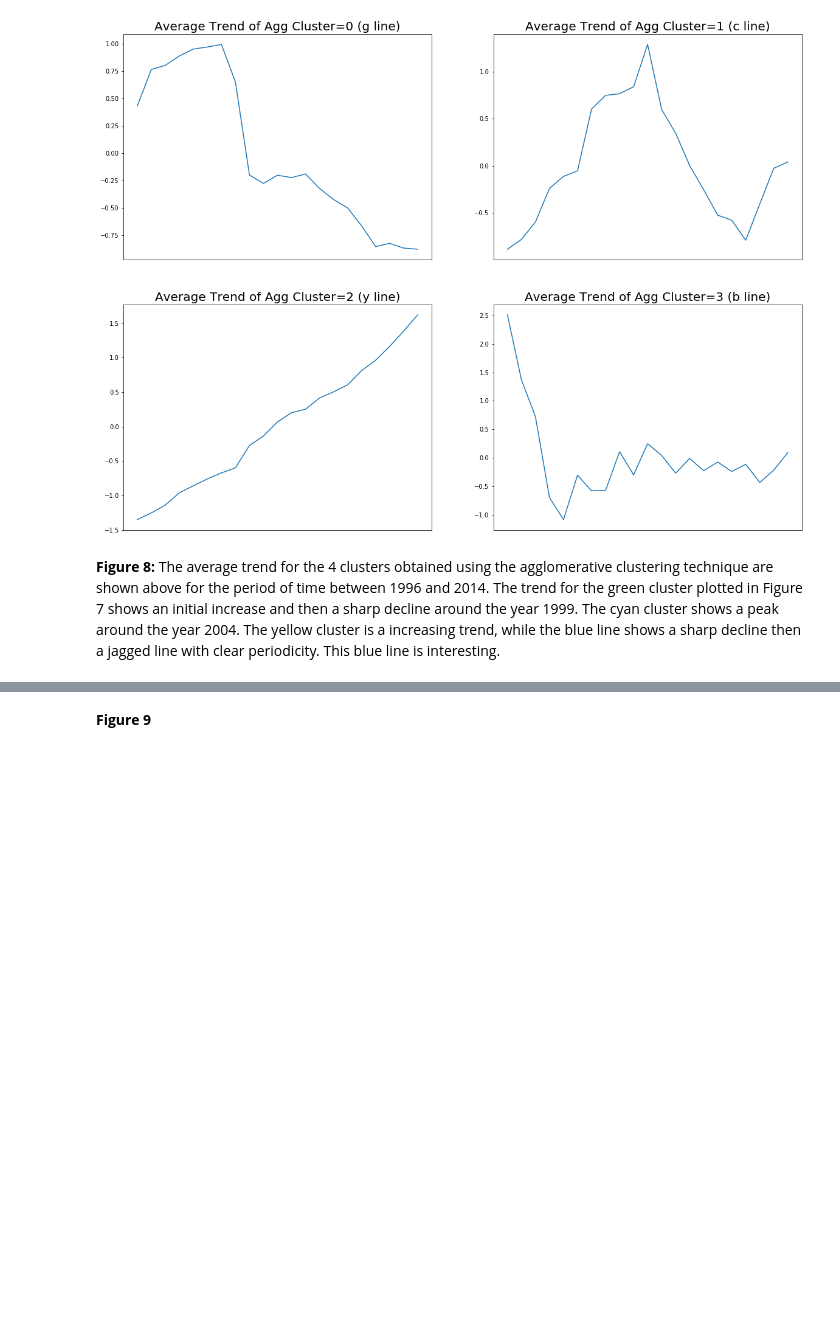
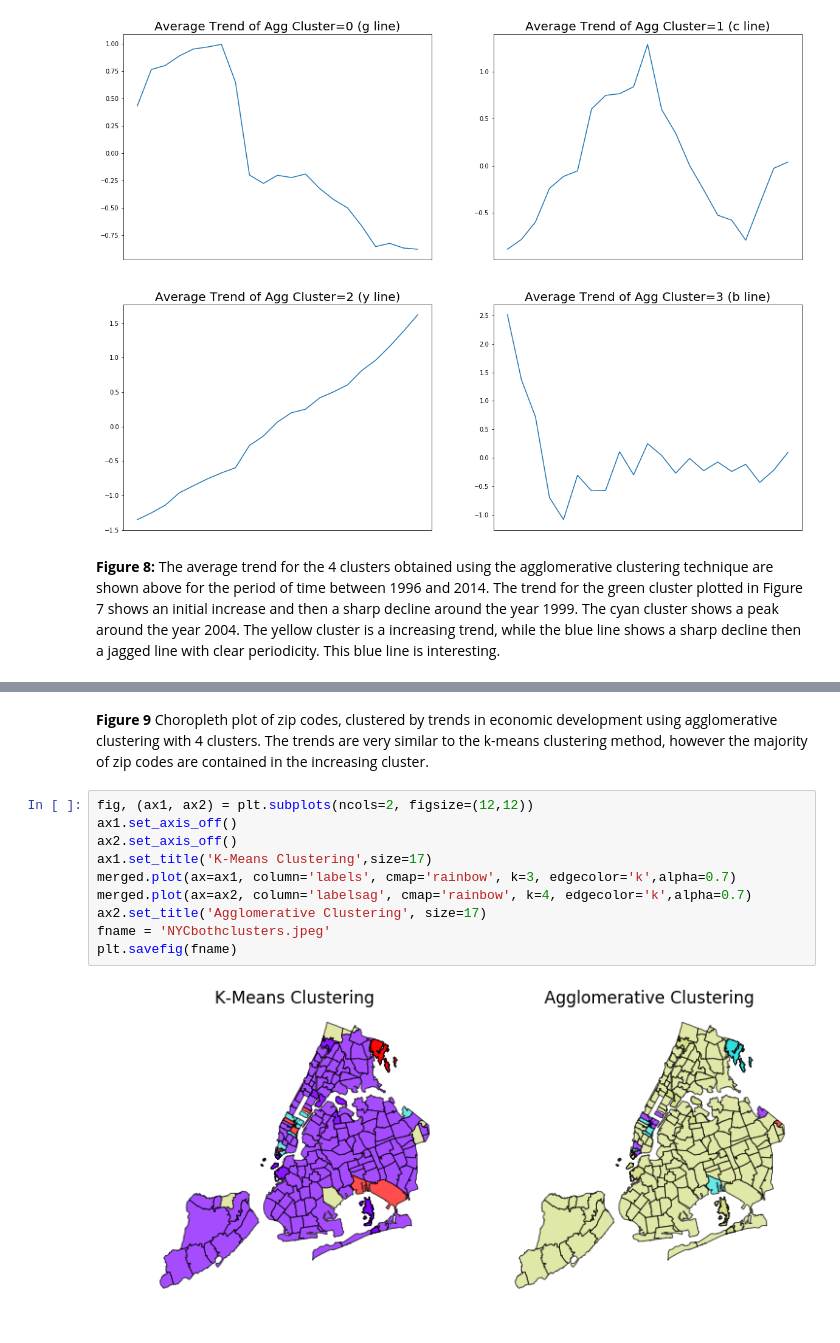
Before and after one commit to zem232/PUI2018_zem232, a Jupyter notebook: HW12_zem232/HW12_zem232_ZipCode_Clustering.ipynb, the cells around one changed output, grey strips where cells are left out. Cells and saved outputs as stored; diff of their text form; blank space fills up the shorter version.

```diff
--- a/HW12_zem232/HW12_zem232_ZipCode_Clustering.ipynb
+++ b/HW12_zem232/HW12_zem232_ZipCode_Clustering.ipynb
@@ -391,3 +395,15 @@ merged.plot(ax=ax, column='labelsag', cmap='rainbow', k=4, edgecolor='k',legend=
 [figure]
-# %% [markdown]
-**Figure 9**
+# %% [markdown]
+**Figure 9** Choropleth plot of zip codes, clustered by trends in economic development using agglomerative clustering with 4 clusters. The trends are very similar to the k-means clustering method, however the majority of zip codes are contained in the increasing cluster.
+# %%
+fig, (ax1, ax2) = plt.subplots(ncols=2, figsize=(12,12))
+ax1.set_axis_off()
+ax2.set_axis_off()
+ax1.set_title('K-Means Clustering',size=17)
+merged.plot(ax=ax1, column='labels', cmap='rainbow', k=3, edgecolor='k',alpha=0.7)
+merged.plot(ax=ax2, column='labelsag', cmap='rainbow', k=4, edgecolor='k',alpha=0.7)
+ax2.set_title('Agglomerative Clustering', size=17)
+fname = 'NYCbothclusters.jpeg'
+plt.savefig(fname)
+# %% [output]
+[figure, added]
```
Also changed, not shown: parts of 5 cells of this notebook, 3 other files.
